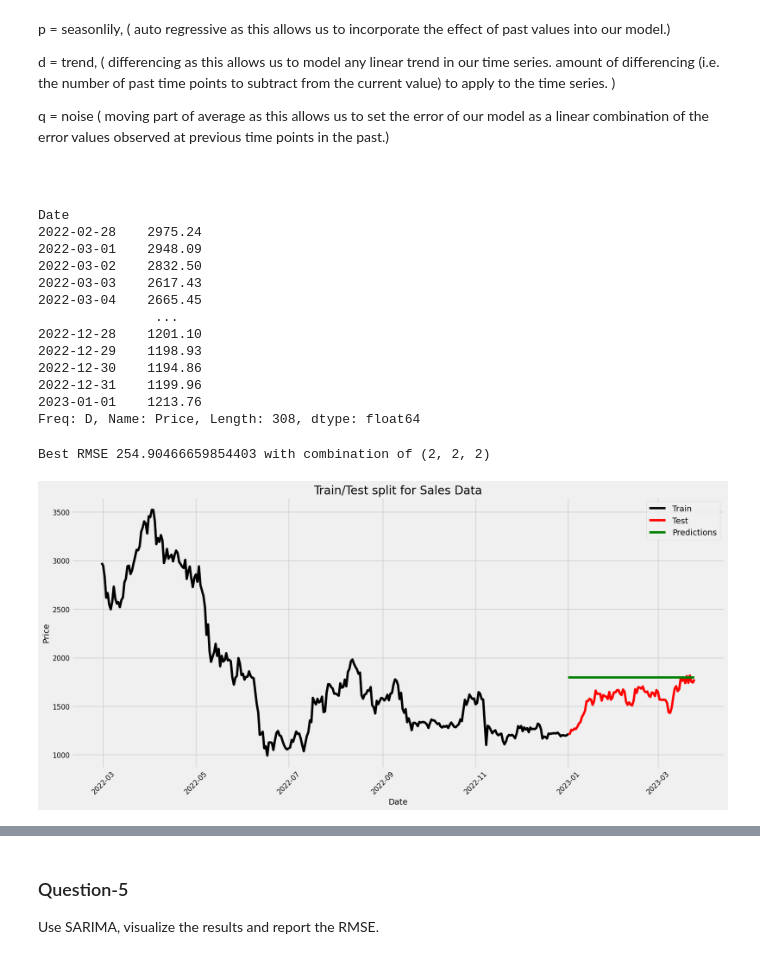
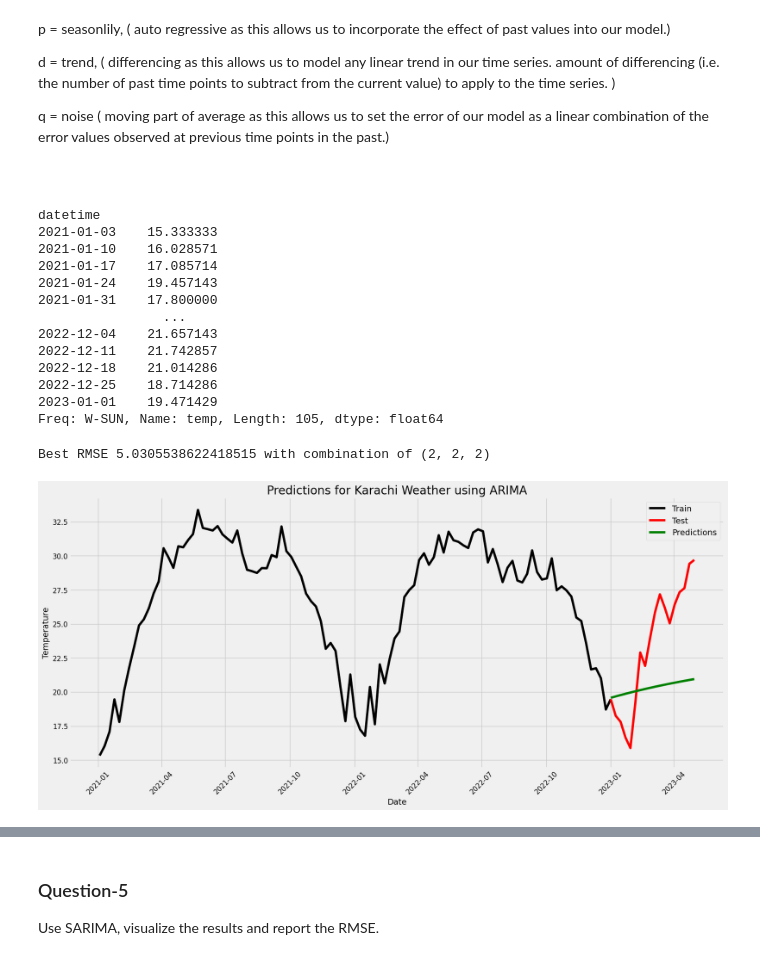
Before and after one commit to ronit450/Data-Science, a Jupyter notebook: HomeWorks/HomeWork-12/rk06451_hw12.ipynb, the cells around one changed output, grey strips where cells are left out. Saved outputs shown, nothing was run; the diff lists cells and outputs as text; code cells hidden in the pictures.

```diff
--- a/HomeWorks/HomeWork-12/rk06451_hw12.ipynb
+++ b/HomeWorks/HomeWork-12/rk06451_hw12.ipynb
@@ -19,7 +19,8 @@ matplotlib.rcParams['ytick.labelsize'] = 12
 matplotlib.rcParams['text.color'] = 'k'
 import math
 # %%
-df = pd.read_csv('bitcoin-price.csv', parse_dates= ['Date'])
-df = df.set_index('Date')
+df = pd.read_csv('karachi-weather-2021-2023.csv', parse_dates= ['datetime'])
+
+df = df.set_index('datetime')
 df.head()
 # %% [output]
@@ -33,3 +34,6 @@ df.head()
+# %%
+weeklyData = df['temp'].resample('W').mean()
+df = weeklyData
 # %%
 decomposition = sm.tsa.seasonal_decompose(df, model='additive')
 rcParams['figure.figsize'] = 18, 8
@@ -43,5 +48,3 @@ As the trend shows that the value of bitcoin is increasing with proper progragan
-# %%
-df = df['Price'].resample('d').mean()
 # %% [markdown]
 <h3> Question 3: </h3>
 Split the data into train and test sets. Use all the data for year 2020 for training and
@@ -77,19 +80,19 @@ q = noise ( moving part of average as this allows us to set the error of our mod
 # %%
 trainData
 # %% [output]
-Date
-2022-02-28    2975.24
-2022-03-01    2948.09
-2022-03-02    2832.50
-2022-03-03    2617.43
-2022-03-04    2665.45
-               ...
-2022-12-28    1201.10
-2022-12-29    1198.93
-2022-12-30    1194.86
-2022-12-31    1199.96
-2023-01-01    1213.76
-Freq: D, Name: Price, Length: 308, dtype: float64
+datetime
+2021-01-03    15.333333
+2021-01-10    16.028571
+2021-01-17    17.085714
+2021-01-24    19.457143
+2021-01-31    17.800000
+                ...
+2022-12-04    21.657143
+2022-12-11    21.742857
+2022-12-18    21.014286
+2022-12-25    18.714286
+2023-01-01    19.471429
+Freq: W-SUN, Name: temp, Length: 105, dtype: float64
 # %%
 from sklearn.metrics import mean_squared_error
 import numpy as np
@@ -112,26 +115,34 @@ def ArimaModel_best(p, d, q):
 # %%
 bestRMSE = math.inf
 import itertools
 nums = [0, 1, 2]
 combinations = list(itertools.product(nums, repeat=3))
 for i in combinations:
 
     result = ArimaModel_best(p = i[0], d = i[1], q= i[1])
     if result[0] < bestRMSE:
         bestRMSE = result[0]
         y_pred_out = result[1]
 
 print(f'Best RMSE {bestRMSE} with combination of {i} \n')
 
 plt.plot(trainData, color="black", label='Train')
 plt.plot(testData, color="red", label='Test')
-plt.ylabel('Price')
+plt.ylabel('Temperature')
 plt.xlabel('Date')
 plt.xticks(rotation=45)
-plt.title("Train/Test split for Sales Data")
+plt.title("Predictions for Karachi Weather using ARIMA")
 plt.plot(y_pred_out, color='green', label='Predictions')
 plt.legend()
 plt.show()
+
+# Create a pandas dataframe with the predicted values and datetime index
+df2 = pd.DataFrame({'Datetime': y_pred_out.index, 'Predicted_Temperature': y_pred_out.values,'Algorithm': 'ARIMAX'})
+# Convert the Datetime column to a datetime object
+# df2['Datetime'] = pd.to_datetime(df2['Datetime']).dt.strftime('%Y-%m-%d')
+
+# Save the dataframe to a new CSV file
+# df2.to_csv('predicted_temperatures.csv', index=False)
 # %% [output]
-Best RMSE 254.90466659854403 with combination of (2, 2, 2)
+Best RMSE 5.0305538622418515 with combination of (2, 2, 2)
-[figure, old version]
+[figure, new version]
```
Also changed, not shown: parts of 17 cells of this notebook, 24 other files.
